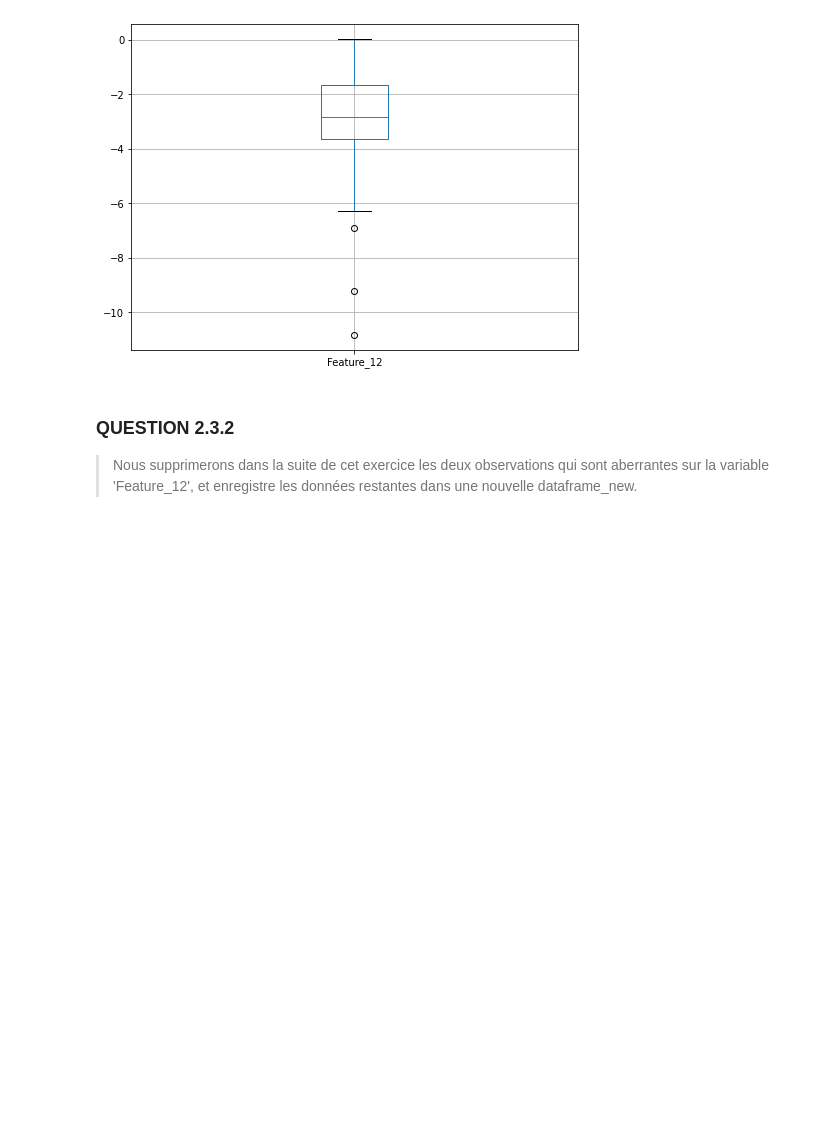
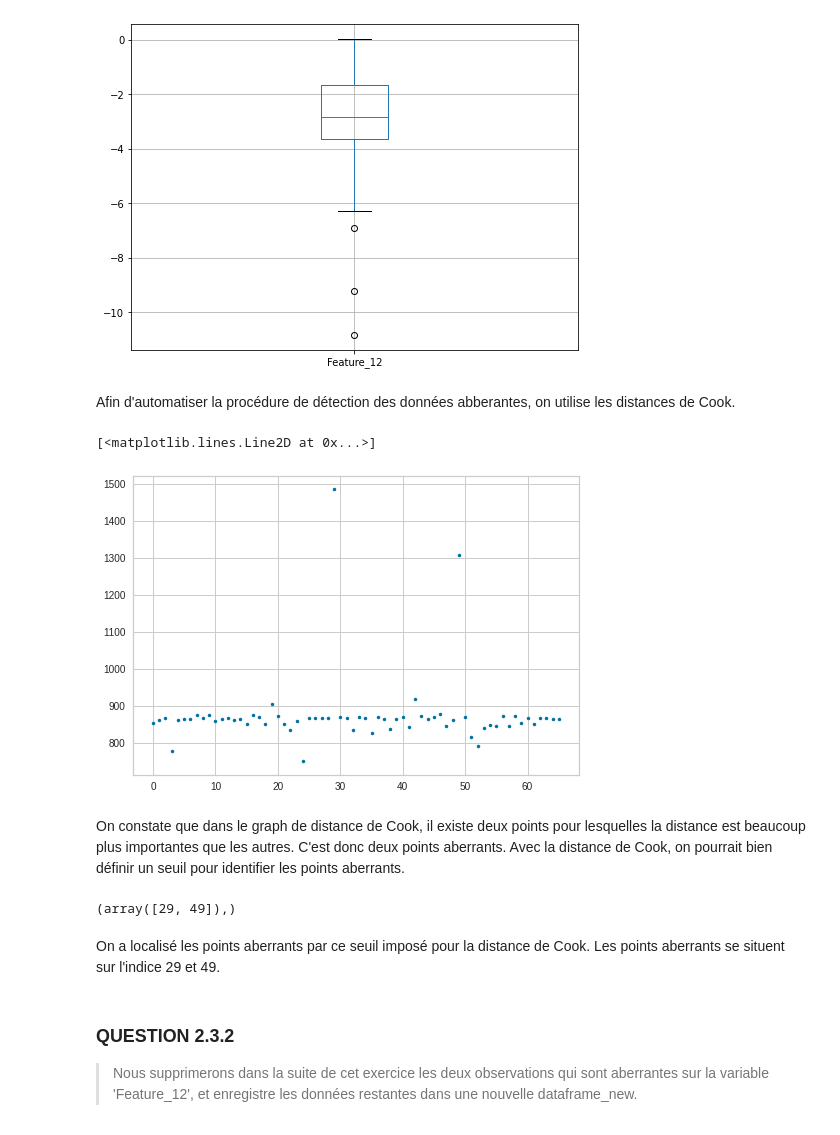
Before and after one commit to Ziqing-WU/Linear_Model, a Jupyter notebook: Modèlelinéaire.ipynb, the cells around one changed output. Drawn from its saved outputs; the diff is of its cells as text; code cells hidden in the pictures; blank space fills up the shorter version.

```diff
--- a/Modèlelinéaire.ipynb
+++ b/Modèlelinéaire.ipynb
@@ -542,0 +415,9 @@ print(alpha," total: ",sum_mse_scores)
+# %%
+import scipy
+lr=LinearRegression()
+lr.fit(X_scaled[:,0:1],Y)
+SCE = np.sum(np.power(lr.predict(X_scaled[:,0:1])-np.mean(Y),2))
+SCR = np.sum(np.power(lr.predict(X_scaled[:,0:1])-Y,2))
+F = SCE/(SCR/(len(Y)-2))
+p_value = scipy.stats.f.sf(F, 1, len(Y)-2)
+p_value
@@ -542,0 +430,9 @@ print(alpha," total: ",sum_mse_scores)
+# %%
+import scipy
+lr=LinearRegression()
+lr.fit(X_scaled[:,6:7],Y)
+SCE = np.sum(np.power(lr.predict(X_scaled[:,6:7])-np.mean(Y),2))
+SCR = np.sum(np.power(lr.predict(X_scaled[:,6:7])-Y,2))
+F = SCE/(SCR/(len(Y)-2))
+p_value = scipy.stats.f.sf(F, 1, len(Y)-2)
+p_value
@@ -542,0 +445,9 @@ print(alpha," total: ",sum_mse_scores)
+# %%
+import scipy
+lr=LinearRegression()
+lr.fit(X_scaled[:,15:16],Y)
+SCE = np.sum(np.power(lr.predict(X_scaled[:,15:16])-np.mean(Y),2))
+SCR = np.sum(np.power(lr.predict(X_scaled[:,15:16])-Y,2))
+F = SCE/(SCR/(len(Y)-2))
+p_value = scipy.stats.f.sf(F, 1, len(Y)-2)
+p_value
@@ -572,6 +487,36 @@ dataframe[['Feature_12']].boxplot('Feature_12',ax=ax)
 plt.show()
 # %% [output]
 [figure]
+# %% [markdown]
+Afin d'automatiser la procédure de détection des données abberantes, on utilise les distances de Cook.
+# %%
+X_scaled = preprocessing.scale(X)
+Y_scaled = preprocessing.scale(Y)
+n = len(X_scaled[:,11:12])
+lr = LinearRegression()
+lr.fit(X_scaled[:,11:12], Y_scaled)
+Y_pred = lr.predict(X_scaled[:,11:12])
+s2=np.sum((Y_scaled-Y_pred)**2)/(n-1)
+list_Cook = np.zeros(len(X_scaled[:,11:12]))
+for i in range(len(X_scaled[:,11:12])):
+  x_del_i = np.delete(X_scaled[:,11:12],i)
+  y_del_i = np.delete(Y_scaled,i)
+  lr.fit(x_del_i[:,np.newaxis],y_del_i)
+  sum_squared_error=np.sum((Y_pred-lr.predict(X_scaled[:,11:12]))**2)
+  D_cook = sum_squared_error/(2.*s2)
+  list_Cook[i] = D_cook
+plt.plot(list_Cook,'.')
+# %% [output]
+[<matplotlib.lines.Line2D at 0x...>]
+[figure, added]
+# %% [markdown]
+On constate que dans le graph de distance de Cook, il existe deux points pour lesquelles la distance est beaucoup plus importantes que les autres. C'est donc deux points aberrants. Avec la distance de Cook, on pourrait bien définir un seuil pour identifier les points aberrants.
+# %%
+np.where(list_Cook>1000)
+# %% [output]
+(array([29, 49]),)
+# %% [markdown]
+On a localisé les points aberrants par ce seuil imposé pour la distance de Cook. Les points aberrants se situent sur l'indice 29 et 49.
 # %% [markdown]
 ### QUESTION 2.3.2
 >Nous supprimerons dans la suite de cet exercice les deux observations qui sont aberrantes sur la variable 'Feature_12', et enregistre les données restantes dans une nouvelle dataframe_new.
```
Also changed, not shown: parts of 28 cells of this notebook.
